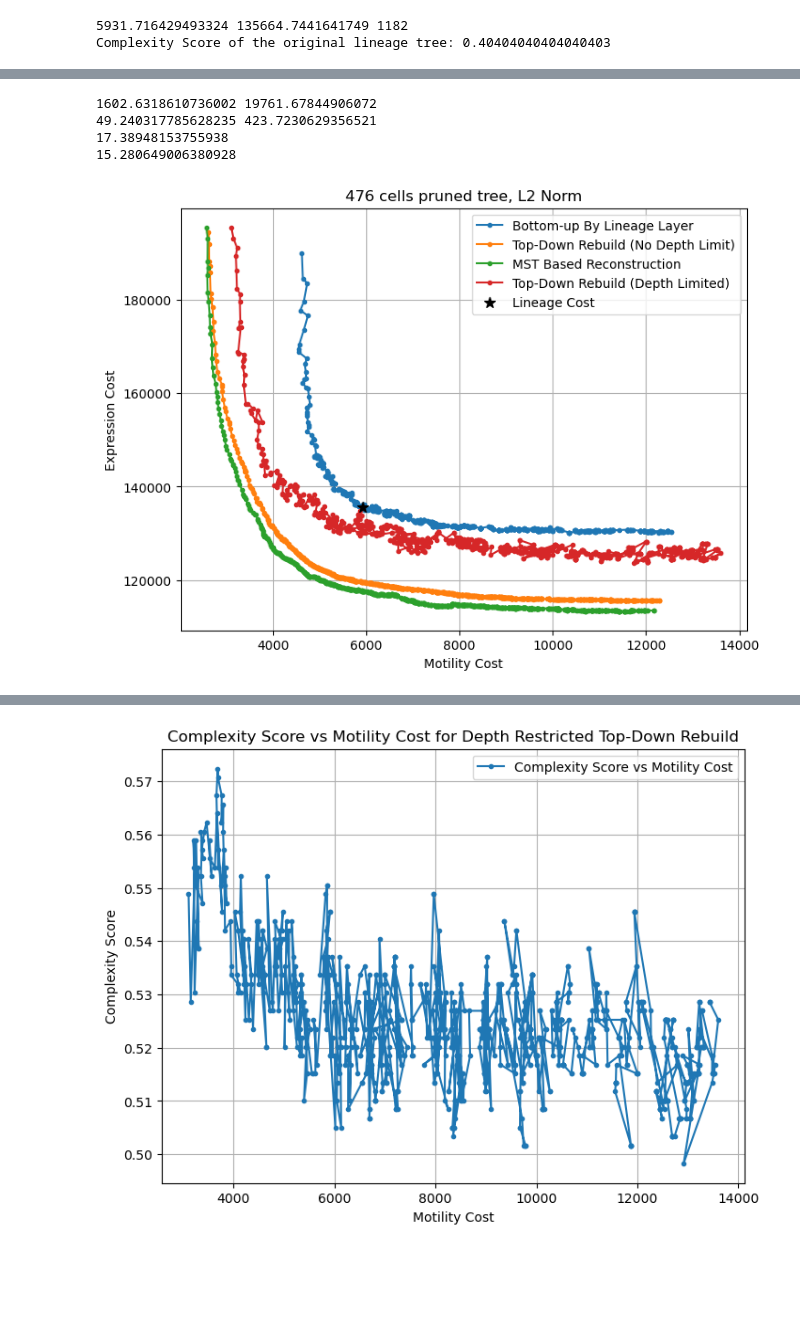
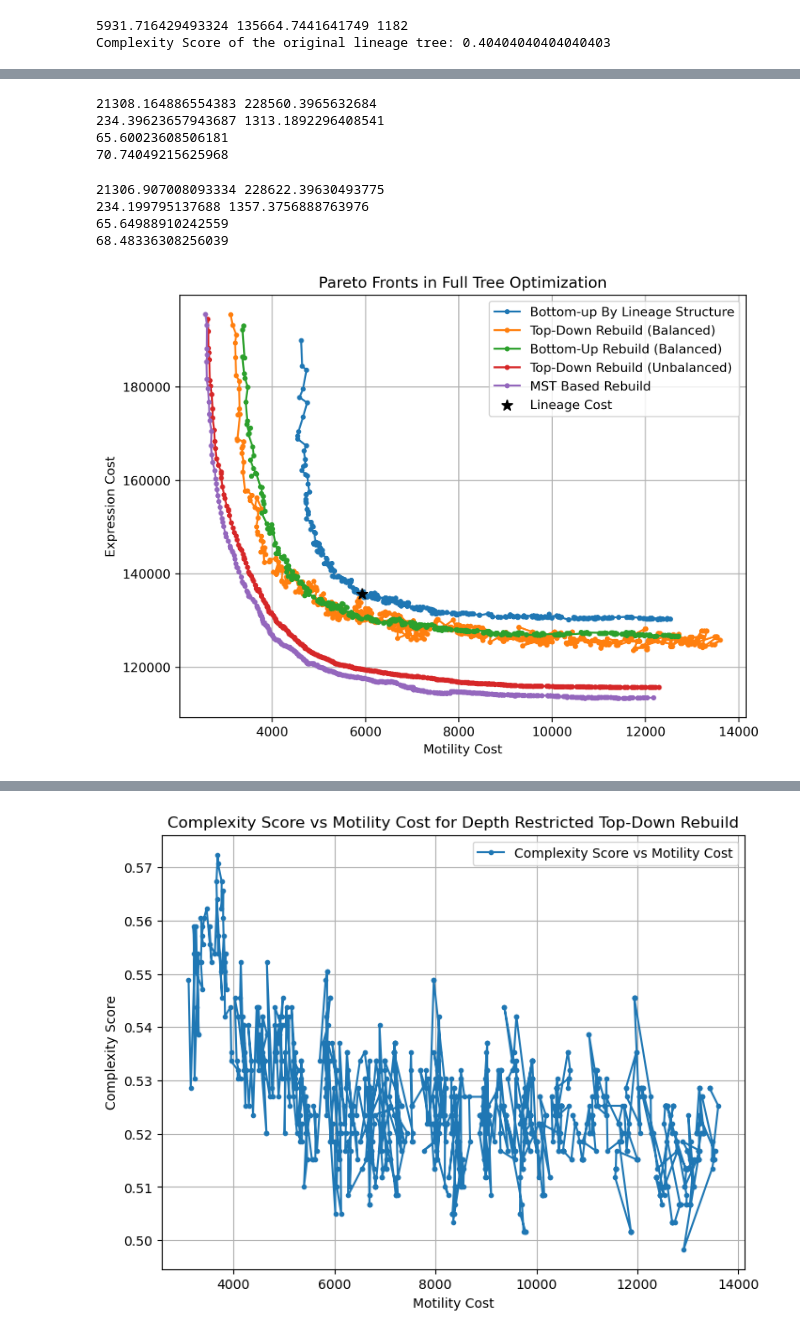
Before and after one commit to IcyFermion/embryogenesis, a Jupyter notebook: pareto_core.ipynb, the cells around one changed output, grey strips where cells are left out. Cells and saved outputs as stored; diff of their text form; code cells hidden in the pictures; blank space fills up the shorter version.

Commit message:
more plots

```diff
--- a/pareto_core.ipynb
+++ b/pareto_core.ipynb
@@ -18,6 +18,10 @@ from matplotlib import pyplot as plt
 from typing import List, Tuple, Dict, Any
 from functools import partial
 from itertools import combinations
+import matplotlib as mpl
+mpl.rcParams['figure.dpi'] = 300
+import seaborn as sns
+
 
 from pareto_core import LineageOptimization, LineageTree
 # %% [output]
@@ -222,5 +229,5 @@ opt.terminal_type_nums
 # %%
-random_res = opt.random_rebuild_runner(iterations=100000)
+random_res = opt.random_rebuild_runner(iterations=1000000)
 random_xyz_costs = [cost[0] for cost in random_res]
 random_exp_costs = [cost[1] for cost in random_res]
 print(np.mean(random_xyz_costs), np.mean(random_exp_costs))
@@ -228,35 +235,61 @@ print(np.std(random_xyz_costs), np.std(random_exp_costs))
 print((np.mean(random_xyz_costs) - opt.lineage_xyz_cost) / np.std(random_xyz_costs))
 print((np.mean(random_exp_costs) - opt.lineage_exp_cost) / np.std(random_exp_costs))
 # %% [output]
-1602.6318610736002 19761.67844906072
-49.240317785628235 423.7230629356521
-17.38948153755938
-15.280649006380928
+21308.164886554383 228560.3965632684
+234.39623657943687 1313.1892296408541
+65.60023608506181
+70.74049215625968
+# %%
+random_assign_res = opt.random_assignment_runner(iterations=1000000)
+random_xyz_costs = [cost[0] for cost in random_assign_res]
+random_exp_costs = [cost[1] for cost in random_assign_res]
+print(np.mean(random_xyz_costs), np.mean(random_exp_costs))
+print(np.std(random_xyz_costs), np.std(random_exp_costs))
+print((np.mean(random_xyz_costs) - opt.lineage_xyz_cost) / np.std(random_xyz_costs))
+print((np.mean(random_exp_costs) - opt.lineage_exp_cost) / np.std(random_exp_costs))
+# %% [output]
+21306.907008093334 228622.39630493775
+234.199795137688 1357.3756888763976
+65.64988910242559
+68.48336308256039
 # %%
 pareto_list_by_layer = opt.bottom_up_by_layer_runner()
 pareto_list_top_down_rebuild = opt.top_down_rebuild_runner()
 pareto_mst_list = opt.mst_rebuild_runner()
 pareto_list_top_down_rebuild_depth_cutoff = opt.top_down_rebuild_runner(depth_weight_type=depth_cutoff_func)
+# %%
+results_df = pd.read_csv('output/internal_opt/embryo2/s3_280_l2/pareto_comparison.csv')
+pareto_xyz_cost_list_by_layer = results_df["Bottom-up By Layer XYZ Cost"].tolist()
+pareto_exp_cost_list_by_layer = results_df["Bottom-up By Layer Exp Cost"].tolist()
+pareto_xyz_cost_list_top_down_rebuild = results_df["Top-Down Rebuild XYZ Cost"].tolist()
+pareto_exp_cost_list_top_down_rebuild = results_df["Top-Down Rebuild Exp Cost"].tolist()
+pareto_xyz_cost_list_top_down_rebuild_depth_cutoff = results_df["Top-Down Rebuild (Hard Depth Cutoff) XYZ Cost"].tolist()
+pareto_exp_cost_list_top_down_rebuild_depth_cutoff = results_df["Top-Down Rebuild (Hard Depth Cutoff) Exp Cost"].tolist()
+pareto_xyz_cost_list_paired_bottom_up_rebuild = results_df["Paired Bottom-Up Rebuild XYZ Cost"].tolist()
+pareto_exp_cost_list_paired_bottom_up_rebuild = results_df["Paired Bottom-Up Rebuild Exp Cost"].tolist()
+pareto_xyz_cost_list_mst = results_df["MST Based Rebuild XYZ Cost"].tolist()
+pareto_exp_cost_list_mst = results_df["MST Based Rebuild Exp Cost"].tolist()
 # %%
-pareto_xyz_cost_list_by_layer = [cost[0] for cost in pareto_list_by_layer]
-pareto_exp_cost_list_by_layer = [cost[1] for cost in pareto_list_by_layer]
-pareto_xyz_cost_list_top_down_rebuild = [cost[0] for cost in pareto_list_top_down_rebuild]
-pareto_exp_cost_list_top_down_rebuild = [cost[1] for cost in pareto_list_top_down_rebuild]
-pareto_xyz_cost_list_mst = [cost[0] for cost in pareto_mst_list]
-pareto_exp_cost_list_mst = [cost[1] for cost in pareto_mst_list]
-pareto_xyz_cost_list_top_down_rebuild_depth_cutoff = [cost[0] for cost in pareto_list_top_down_rebuild_depth_cutoff]
-pareto_exp_cost_list_top_down_rebuild_depth_cutoff = [cost[1] for cost in pareto_list_top_down_rebuild_depth_cutoff]
+# pareto_xyz_cost_list_by_layer = [cost[0] for cost in pareto_list_by_layer]
+# pareto_exp_cost_list_by_layer = [cost[1] for cost in pareto_list_by_layer]
+# pareto_xyz_cost_list_top_down_rebuild = [cost[0] for cost in pareto_list_top_down_rebuild]
+# pareto_exp_cost_list_top_down_rebuild = [cost[1] for cost in pareto_list_top_down_rebuild]
+# pareto_xyz_cost_list_mst = [cost[0] for cost in pareto_mst_list]
+# pareto_exp_cost_list_mst = [cost[1] for cost in pareto_mst_list]
+# pareto_xyz_cost_list_top_down_rebuild_depth_cutoff = [cost[0] for cost in pareto_list_top_down_rebuild_depth_cutoff]
+# pareto_exp_cost_list_top_down_rebuild_depth_cutoff = [cost[1] for cost in pareto_list_top_down_rebuild_depth_cutoff]
 plt.figure(figsize=(8, 6))
-plt.plot(pareto_xyz_cost_list_by_layer, pareto_exp_cost_list_by_layer, marker='o', linestyle='-',  markersize=3, label='Bottom-up By Lineage Layer')
-plt.plot(pareto_xyz_cost_list_top_down_rebuild, pareto_exp_cost_list_top_down_rebuild, marker='o', linestyle='-',  markersize=3, label='Top-Down Rebuild (No Depth Limit)')
-plt.plot(pareto_xyz_cost_list_mst, pareto_exp_cost_list_mst, marker='o', linestyle='-',  markersize=3, label='MST Based Reconstruction')
-plt.plot(pareto_xyz_cost_list_top_down_rebuild_depth_cutoff, pareto_exp_cost_list_top_down_rebuild_depth_cutoff, marker='o', linestyle='-', markersize=3, label='Top-Down Rebuild (Depth Limited)')
+plt.plot(pareto_xyz_cost_list_by_layer, pareto_exp_cost_list_by_layer, marker='o', linestyle='-',  markersize=3, label='Bottom-up By Lineage Structure')
+plt.plot(pareto_xyz_cost_list_top_down_rebuild_depth_cutoff, pareto_exp_cost_list_top_down_rebuild_depth_cutoff, marker='o', linestyle='-', markersize=3, label='Top-Down Rebuild (Balanced)')
+plt.plot(pareto_xyz_cost_list_paired_bottom_up_rebuild, pareto_exp_cost_list_paired_bottom_up_rebuild, marker='o', linestyle='-', markersize=3, label='Bottom-Up Rebuild (Balanced)')
+plt.plot(pareto_xyz_cost_list_top_down_rebuild, pareto_exp_cost_list_top_down_rebuild, marker='o', linestyle='-',  markersize=3, label='Top-Down Rebuild (Unbalanced)')
+plt.plot(pareto_xyz_cost_list_mst, pareto_exp_cost_list_mst, marker='o', linestyle='-',  markersize=3, label='MST Based Rebuild (Unbalanced)')
 plt.xlabel('Motility Cost')
 plt.ylabel('Expression Cost')
 plt.scatter(opt.lineage_xyz_cost, opt.lineage_exp_cost, color='black', marker='*', label='Lineage Cost', zorder=99, s=75)
-plt.title(f'476 cells pruned tree, L2 Norm')
+plt.title(f'Pareto Fronts in Full Tree Optimization')
 plt.grid(True)
 plt.legend()
 plt.show()
 # %% [output]
-[figure, old version]
+[figure, new version]
```
Also changed, not shown: parts of 16 cells of this notebook, 3 other files.
